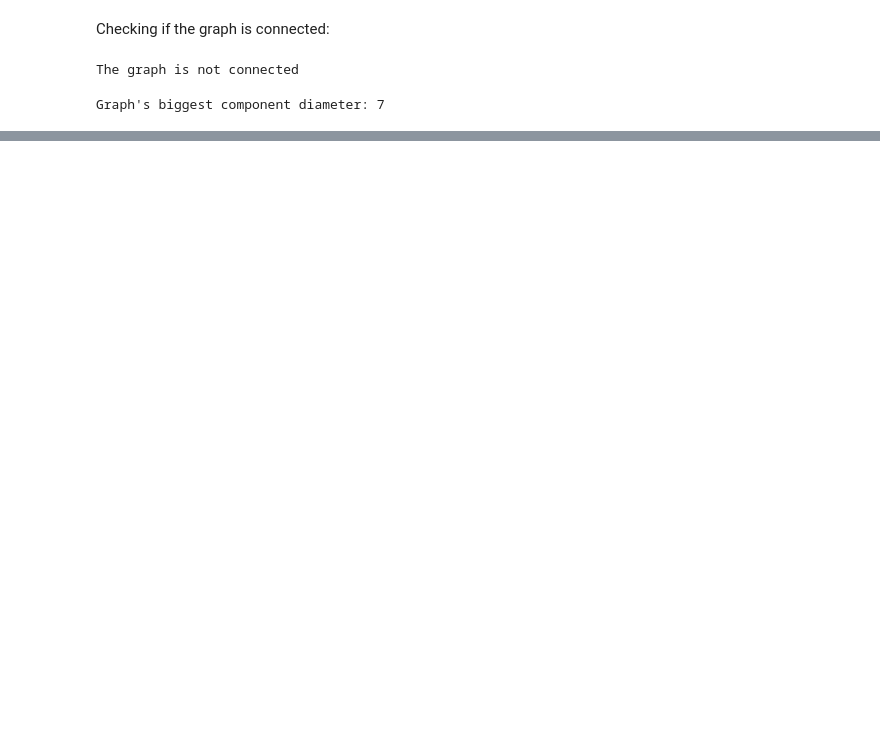
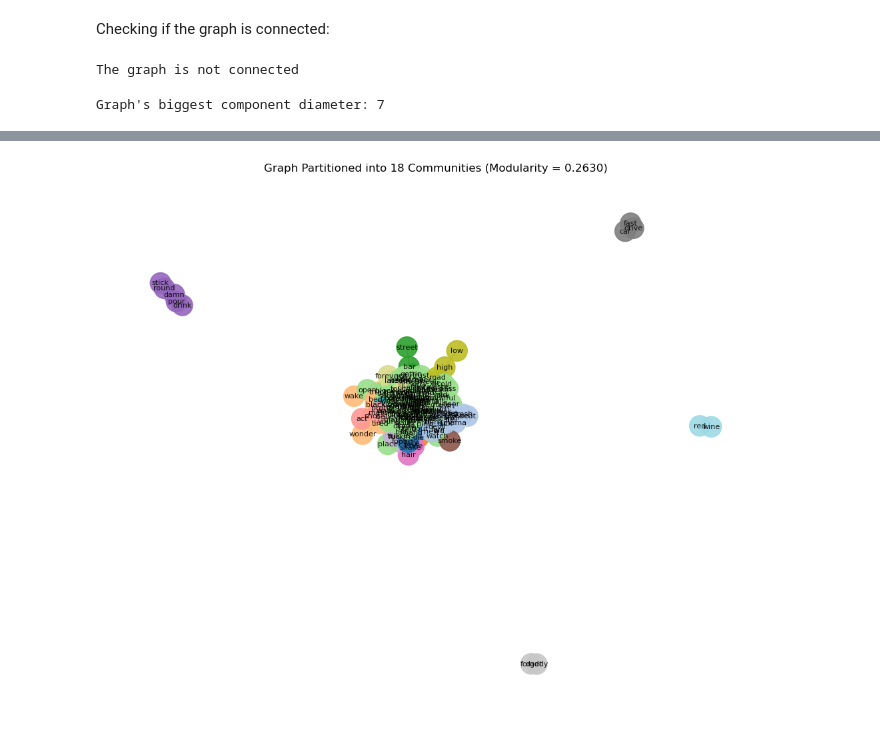
Before and after one commit to RoyiKatz1/billboard-100-lyrics-analysis, a Jupyter notebook: notebooks/measures.ipynb, the cells around one changed output, grey strips where cells are left out. Drawn from its saved outputs; the diff is of its cells as text; code cells hidden in the pictures; blank space fills up the shorter version.

```diff
--- a/notebooks/measures.ipynb
+++ b/notebooks/measures.ipynb
@@ -161,0 +130,35 @@ NameError: name 'node_groups' is not defined
+# %%
+# continue partitioning for best modularity
+
+best_index = modularities.index(max(modularities))
+best_partition = partitions[best_index]
+# %%
+# Assign community index to each node
+community_map = {}
+for i, community in enumerate(best_partition):
+    for node in community:
+        community_map[node] = i
+
+# Add it as a node attribute in the graph
+nx.set_node_attributes(G, community_map, "modularity_class")
+# %%
+# Draw the graph with colors
+pos = nx.spring_layout(G, k=0.6, iterations=100, seed=42)
+cmap = plt.get_cmap('tab20', len(best_partition))
+
+plt.figure(figsize=(10, 8))
+nx.draw(
+    G,
+    pos,
+    node_color=[community_map[n] for n in G.nodes()],
+    cmap=cmap,
+    with_labels=True,
+    node_size=500,
+    font_size=8,
+    edge_color='gray',
+    alpha=0.9
+)
+plt.title(f"Graph Partitioned into {len(best_partition)} Communities (Modularity = {max(modularities):.4f})")
+plt.show()
+# %% [output]
+[figure, added]
```
Also changed, not shown: parts of 24 cells of this notebook, 12 other files.
